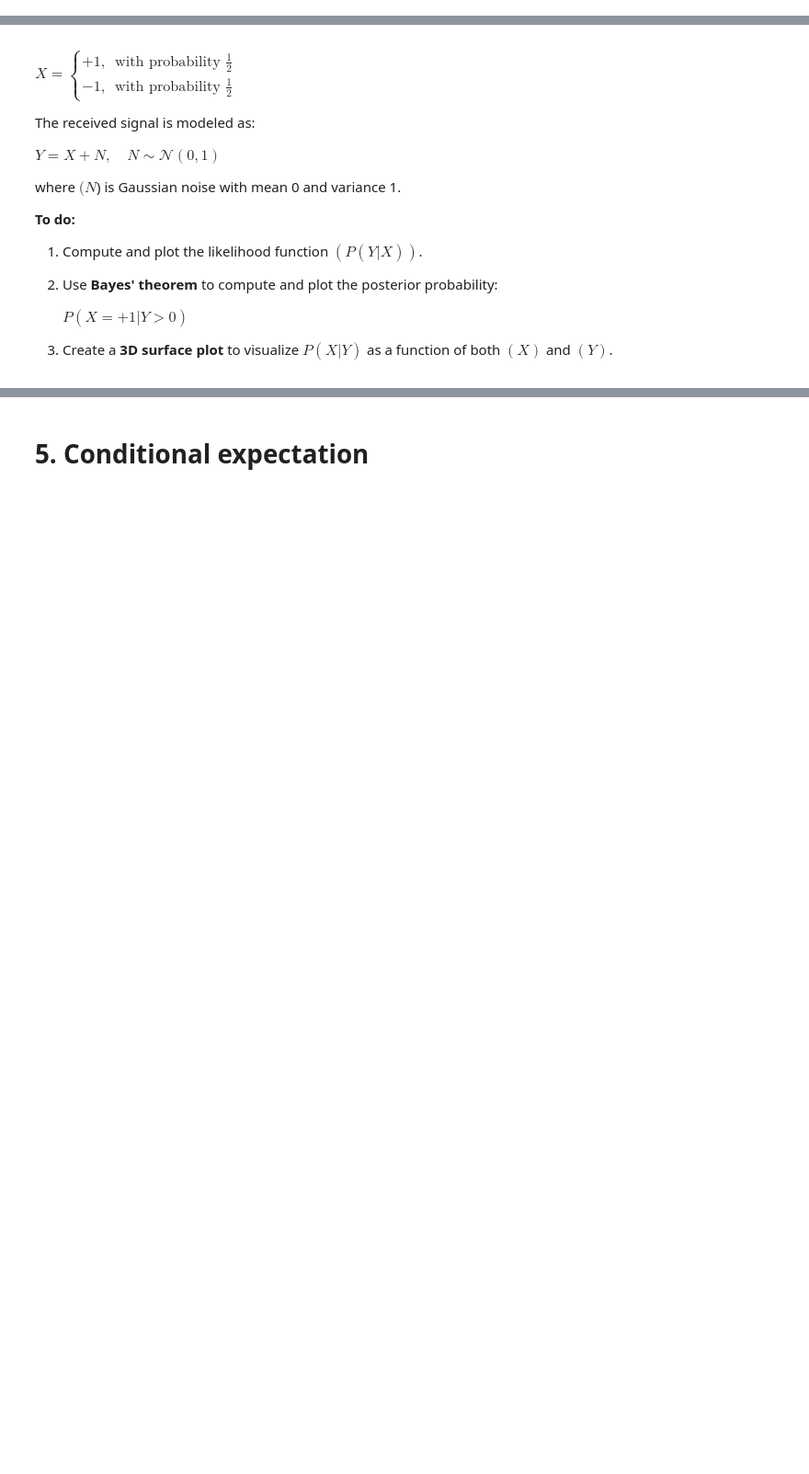
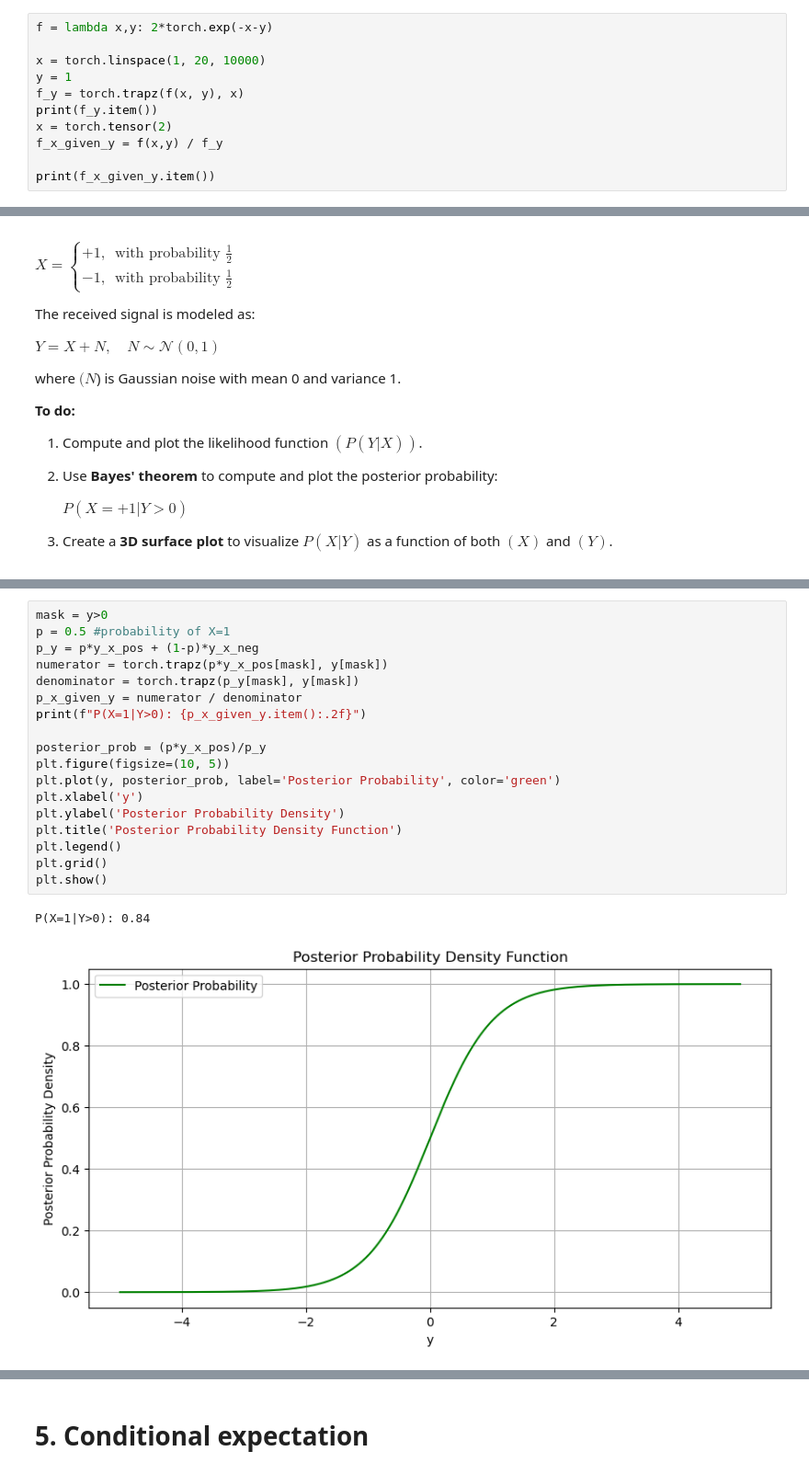
Before and after one commit to ChaitanyaBhoite/Final, a Jupyter notebook: Final_Lab_Joint_Distributions_Sample_Statistics.ipynb, the cells around one changed output, grey strips where cells are left out. Shown: that part at 92% size. Cells and saved outputs as stored; diff of their text form; blank space fills up the shorter version.

```diff
--- a/Final_Lab_Joint_Distributions_Sample_Statistics.ipynb
+++ b/Final_Lab_Joint_Distributions_Sample_Statistics.ipynb
@@ -255,0 +257,11 @@ def marginal_pdf(y=1):
+# %%
+f = lambda x,y: 2*torch.exp(-x-y)
+
+x = torch.linspace(1, 20, 10000)
+y = 1
+f_y = torch.trapz(f(x, y), x)
+print(f_y.item())
+x = torch.tensor(2)
+f_x_given_y = f(x,y) / f_y
+
+print(f_x_given_y.item())
@@ -286,0 +319,21 @@ where $( N $) is Gaussian noise with mean 0 and variance 1.
+# %%
+mask = y>0
+p = 0.5 #probability of X=1
+p_y = p*y_x_pos + (1-p)*y_x_neg
+numerator = torch.trapz(p*y_x_pos[mask], y[mask])
+denominator = torch.trapz(p_y[mask], y[mask])
+p_x_given_y = numerator / denominator
+print(f"P(X=1|Y>0): {p_x_given_y.item():.2f}")
+
+posterior_prob = (p*y_x_pos)/p_y
+plt.figure(figsize=(10, 5))
+plt.plot(y, posterior_prob, label='Posterior Probability', color='green')
+plt.xlabel('y')
+plt.ylabel('Posterior Probability Density')
+plt.title('Posterior Probability Density Function')
+plt.legend()
+plt.grid()
+plt.show()
+# %% [output]
+P(X=1|Y>0): 0.84
+[figure, added]
```
Also changed, not shown: parts of 22 cells of this notebook.
